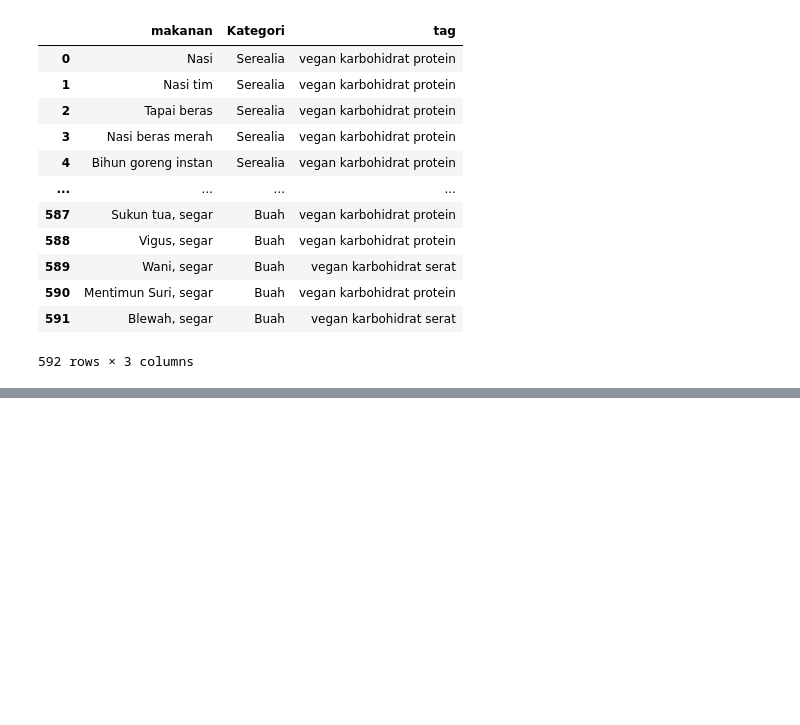
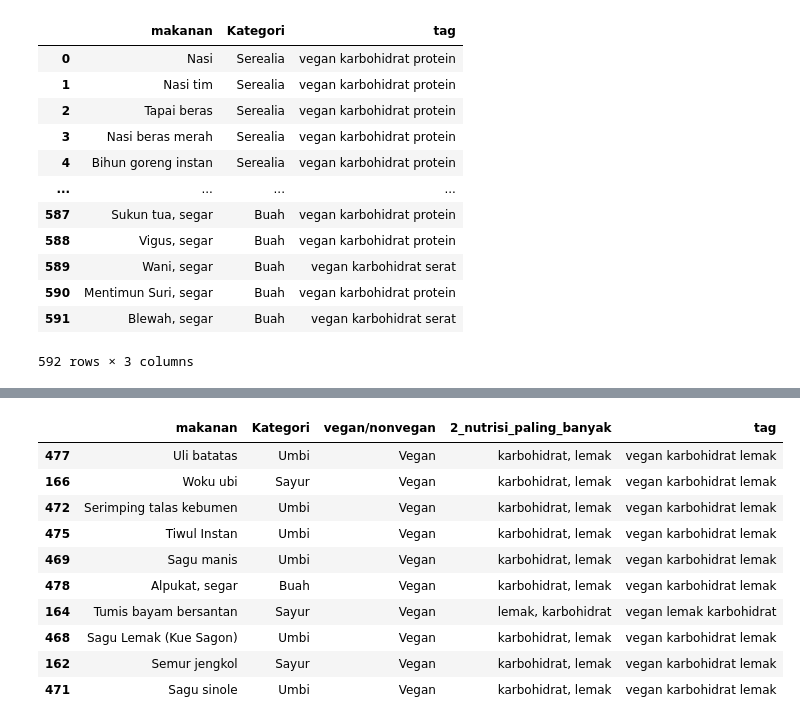
Before and after one commit to C23-PS342-Capstone-Bangkit-2023/ML, a Jupyter notebook: Rekomendasi/Rekomendasi_Makanan.ipynb, the cells around one changed output, grey strips where cells are left out. Cells and saved outputs as stored; diff of their text form; code cells hidden in the pictures; blank space fills up the shorter version.

```diff
--- a/Rekomendasi/Rekomendasi_Makanan.ipynb
+++ b/Rekomendasi/Rekomendasi_Makanan.ipynb
@@ -92,23 +89,11 @@ selected_features = ['Kategori', 'tag']
 
 features = recommend[selected_features]
 vectorizer = TfidfVectorizer()
-deskripsi_embedding = vectorizer.fit_transform(features['tag'])
-features['deskripsi_embedding'] = [v.toarray() for v in deskripsi_embedding]
-deskripsi_array = np.concatenate(features['deskripsi_embedding'], axis=0)
+tf_idf_tag = vectorizer.fit_transform(features['tag'])
+features['tf_idf_tag'] = [v.toarray() for v in tf_idf_tag]
+tf_idf_tag_array = np.concatenate(features['tf_idf_tag'], axis=0)
 model = NearestNeighbors(n_neighbors=10, metric='cosine')
 
 
-model.fit(deskripsi_array)
-
-
-user_query = "vegan karbohidrat protein"
-
-user_query_embedding = vectorizer.transform([user_query]).toarray()
-
-
-distances, indices = model.kneighbors(user_query_embedding)
-
-top_10_food = food_data.iloc[indices[0]]
-
-top_10_food
+model.fit(tf_idf_tag_array)
 # %% [output]
@@ -125,0 +101,24 @@ top_10_food
+# %%
+user_input = ['vegan', 'karbohidrat lemak', 'pedas']
+user_input = ' '.join(user_input)
+
+user_input_tf_idf = vectorizer.transform([user_input]).toarray()
+
+
+distances, indices = model.kneighbors(user_input_tf_idf)
+
+top_10_food = food_data.iloc[indices[0]]
+
+top_10_food
+# %% [output]
+|  | makanan | Kategori | vegan/nonvegan | 2_nutrisi_paling_banyak | tag |
+| 477 | Uli batatas | Umbi | Vegan | karbohidrat, lemak | vegan karbohidrat lemak |
+| 166 | Woku ubi | Sayur | Vegan | karbohidrat, lemak | vegan karbohidrat lemak |
+| 472 | Serimping talas kebumen | Umbi | Vegan | karbohidrat, lemak | vegan karbohidrat lemak |
+| 475 | Tiwul Instan | Umbi | Vegan | karbohidrat, lemak | vegan karbohidrat lemak |
+| 469 | Sagu manis | Umbi | Vegan | karbohidrat, lemak | vegan karbohidrat lemak |
+| 478 | Alpukat, segar | Buah | Vegan | karbohidrat, lemak | vegan karbohidrat lemak |
+| 164 | Tumis bayam bersantan | Sayur | Vegan | lemak, karbohidrat | vegan lemak karbohidrat |
+| 468 | Sagu Lemak (Kue Sagon) | Umbi | Vegan | karbohidrat, lemak | vegan karbohidrat lemak |
+| 162 | Semur jengkol | Sayur | Vegan | karbohidrat, lemak | vegan karbohidrat lemak |
+| 471 | Sagu sinole | Umbi | Vegan | karbohidrat, lemak | vegan karbohidrat lemak |
```
Also changed, not shown: parts of 2 cells of this notebook, 1 other file.
